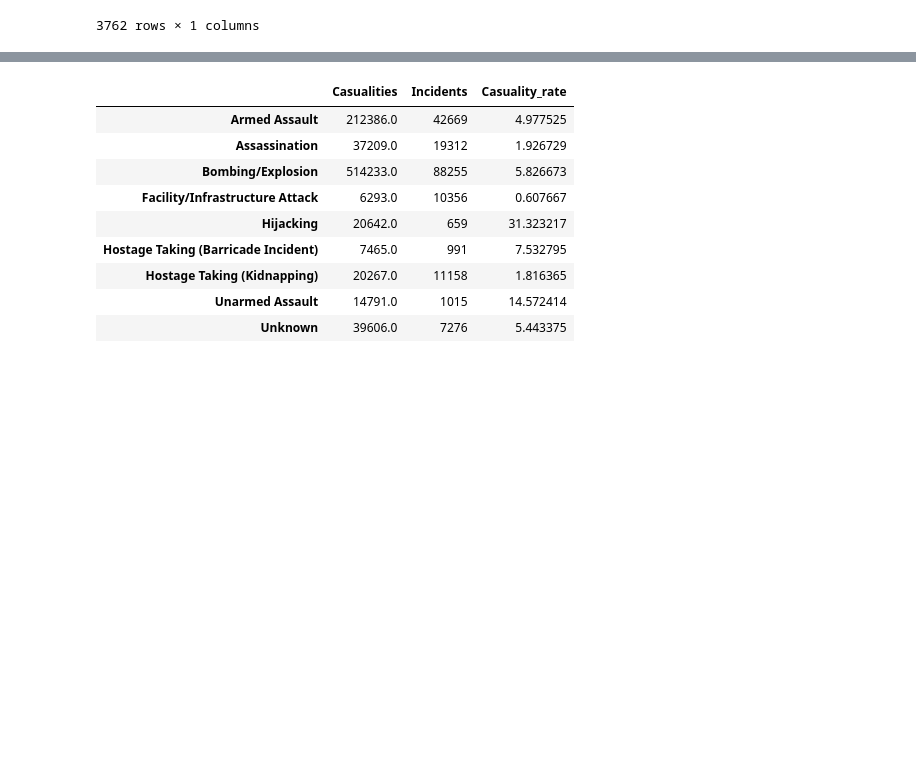
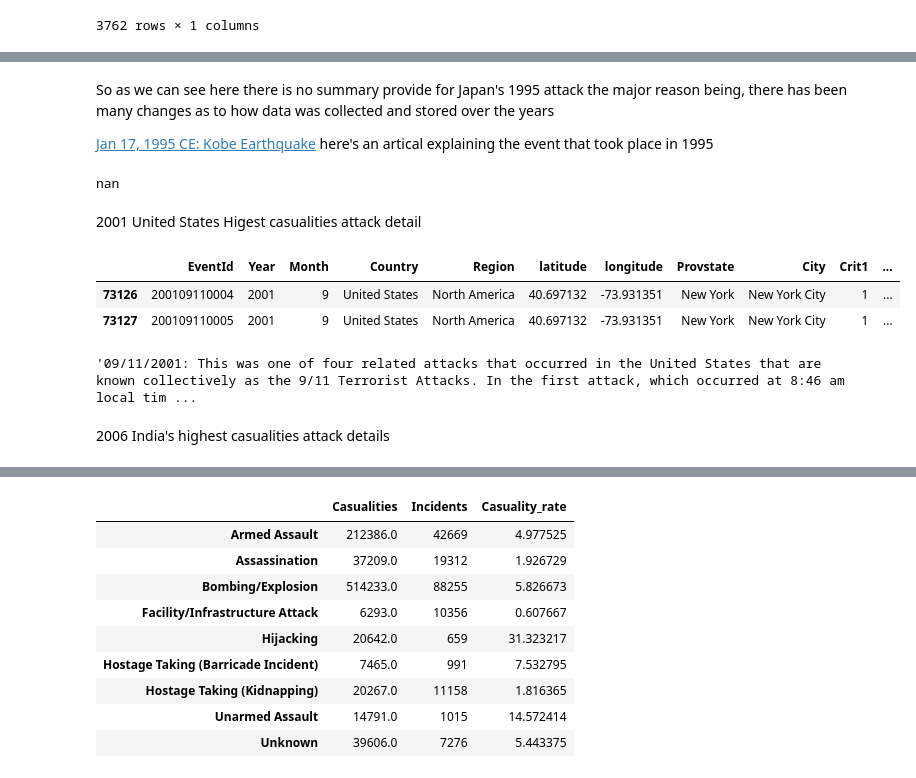
Before and after one commit to siddeshnaik/Sparks_Foundation, a Jupyter notebook: Terrorisum.ipynb, the cells around one changed output, grey strips where cells are left out. Cells and saved outputs as stored; diff of their text form; code cells hidden in the pictures; blank space fills up the shorter version.

```diff
--- a/Terrorisum.ipynb
+++ b/Terrorisum.ipynb
@@ -203,0 +266,22 @@ KeyError: ignored
+# %% [markdown]
+So as we can see here there is no summary provide for Japan's 1995 attack the major reason being, there has been many changes as to how data was collected and stored over the years
+
+[Jan 17, 1995 CE: Kobe Earthquake](https://www.nationalgeographic.org/thisday/jan17/kobe-earthquake/#:~:text=Fractured%20Road%2C%20Japan&text=On%20January%2017%2C%201995%2C%20a%20major%20earthquake%20struck%20near%20the,more%20than%2045%2C000%20people%20homeless.&text=The%20Kobe%20quake%20was%20a,Eurasian%20and%20Philippine%20plates%20interact.) here's an artical explaining the event that took place in 1995
+# %%
+given_data.iloc[58841]['summary']
+# %% [output]
+nan
+# %% [markdown]
+2001 United States Higest casualities attack detail
+# %%
+df[(df['Year'] == 2001) & (df['Country'] == 'United States') & (df['Casualities'] == 9574)]
+# %% [output]
+|  | EventId | Year | Month | Country | Region | latitude | longitude | Provstate | City | Crit1 | ... |
+| 73126 | 200109110004 | 2001 | 9 | United States | North America | 40.697132 | -73.931351 | New York | New York City | 1 | ... |
+| 73127 | 200109110005 | 2001 | 9 | United States | North America | 40.697132 | -73.931351 | New York | New York City | 1 | ... |
+# %%
+given_data.iloc[73126]['summary']
+# %% [output]
+'09/11/2001: This was one of four related attacks that occurred in the United States that are known collectively as the 9/11 Terrorist Attacks. In the first attack, which occurred at 8:46 am local tim ...
+# %% [markdown]
+2006 India's highest casualities attack details
```
Also changed, not shown: parts of 17 cells of this notebook.
